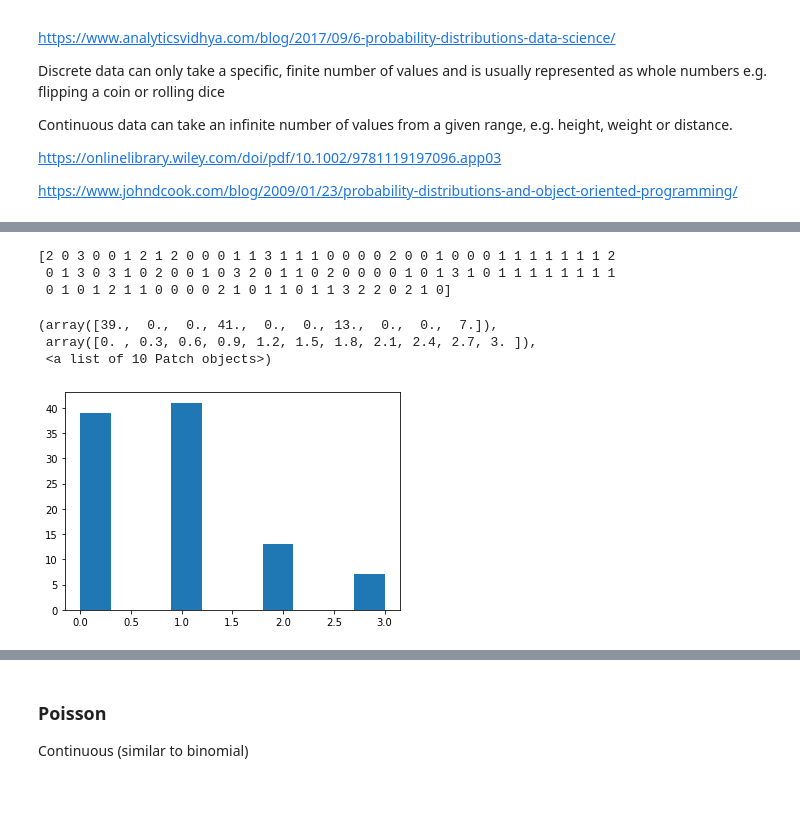
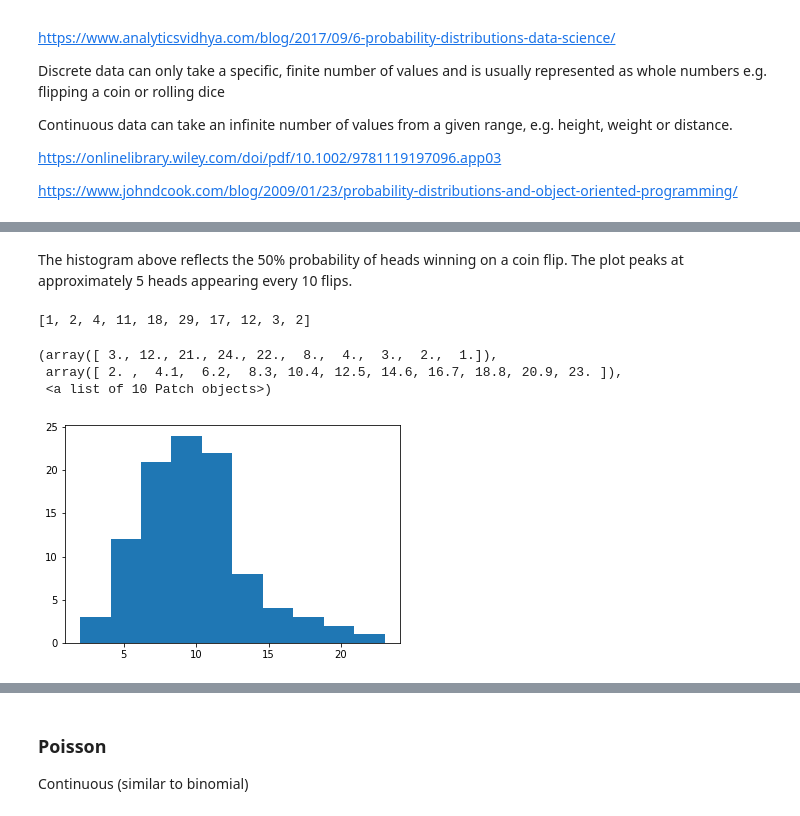
Before and after one commit to jennifer-ryan/numpy.random-project, a Jupyter notebook: numpy.random.ipynb, the cells around one changed output, grey strips where cells are left out. Drawn from its saved outputs; the diff is of its cells as text; code cells hidden in the pictures.

Commit message:
working on binomial distribution

```diff
--- a/numpy.random.ipynb
+++ b/numpy.random.ipynb
@@ -727,12 +741,15 @@ Arguments:
+# %% [markdown]
+The histogram above reflects the 50% probability of heads winning on a coin flip. The plot peaks at approximately 5 heads appearing every 10 flips.
+# %%
+[np.equal(x,i).sum() for i in range(trials)]
+# %% [output]
+[1, 2, 4, 11, 18, 29, 17, 12, 3, 2]
 # %%
-x = np.random.binomial(10, 0.1, size = 100)
-print(x)
+# Negative Binomial
+x = np.random.negative_binomial(10, 0.5, 100)
 plt.hist(x)
 # %% [output]
-[2 0 3 0 0 1 2 1 2 0 0 0 1 1 3 1 1 1 0 0 0 0 2 0 0 1 0 0 0 1 1 1 1 1 1 1 2
- 0 1 3 0 3 1 0 2 0 0 1 0 3 2 0 1 1 0 2 0 0 0 0 1 0 1 3 1 0 1 1 1 1 1 1 1 1
- 0 1 0 1 2 1 1 0 0 0 0 2 1 0 1 1 0 1 1 3 2 2 0 2 1 0]
+(array([ 3., 12., 21., 24., 22.,  8.,  4.,  3.,  2.,  1.]),
+ array([ 2. ,  4.1,  6.2,  8.3, 10.4, 12.5, 14.6, 16.7, 18.8, 20.9, 23. ]),
+ <a list of 10 Patch objects>)
-(array([39.,  0.,  0., 41.,  0.,  0., 13.,  0.,  0.,  7.]),
- array([0. , 0.3, 0.6, 0.9, 1.2, 1.5, 1.8, 2.1, 2.4, 2.7, 3. ]),
- <a list of 10 Patch objects>)
-[figure, old version]
+[figure, new version]
```
Also changed, not shown: parts of 5 cells of this notebook.
